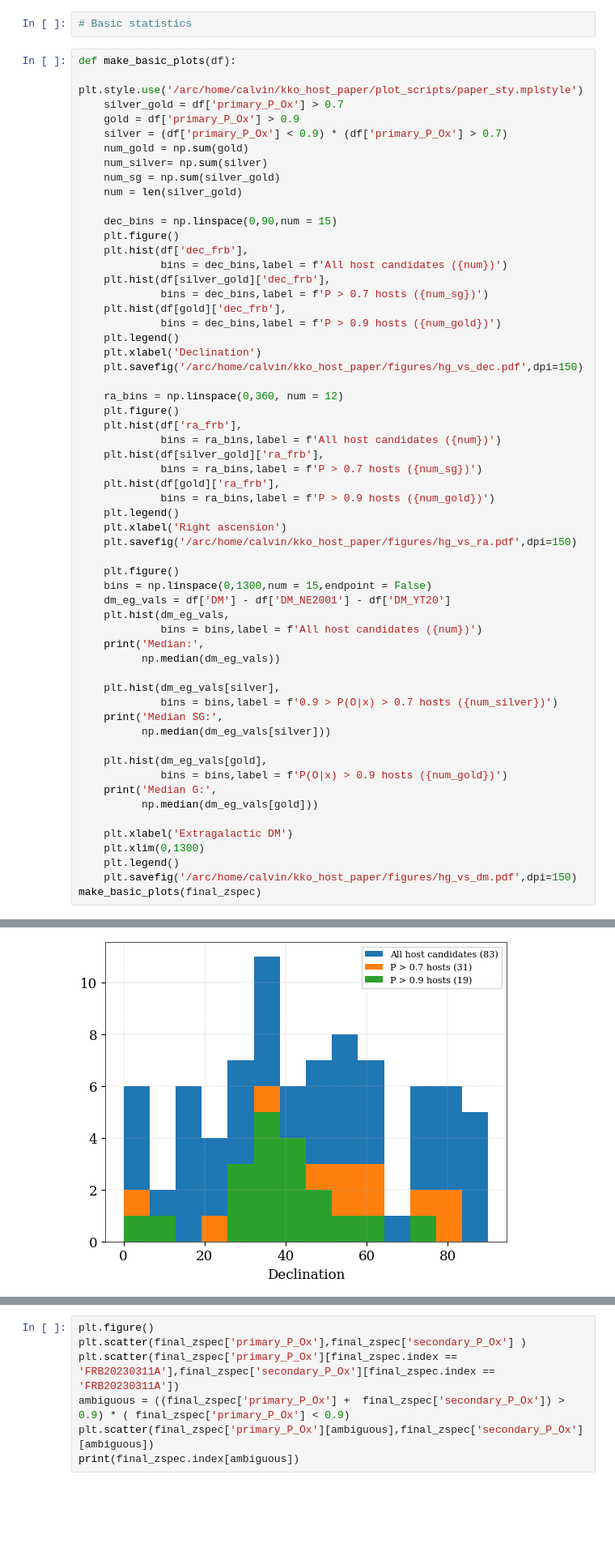
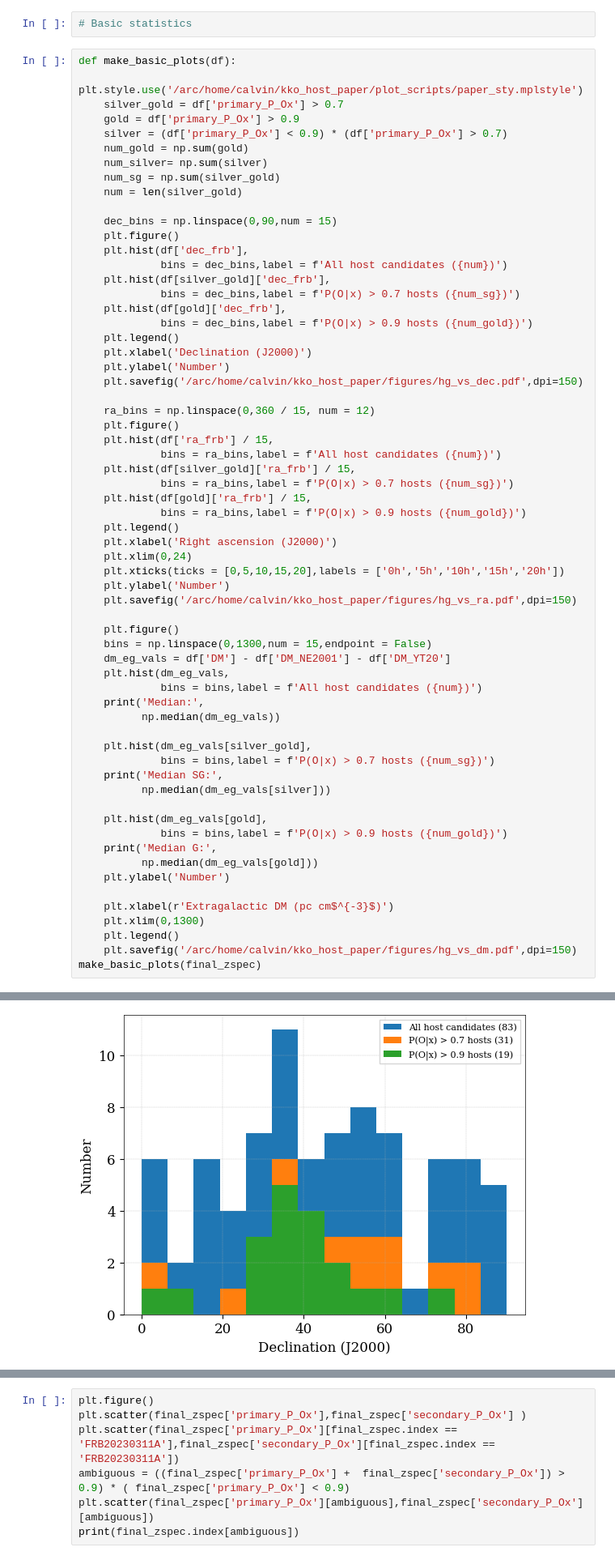
Before and after one commit to leungcalvin/kko_host_paper, a Jupyter notebook: plot_scripts/dm_host.ipynb, the cells around one changed output, grey strips where cells are left out. Shown at 81% size. Cells and saved outputs as stored; diff of their text form; blank space fills up the shorter version.

```diff
--- a/plot_scripts/dm_host.ipynb
+++ b/plot_scripts/dm_host.ipynb
@@ -897,50 +895,55 @@ def make_basic_plots(df):
     plt.hist(df['dec_frb'],
              bins = dec_bins,label = f'All host candidates ({num})')
     plt.hist(df[silver_gold]['dec_frb'],
-             bins = dec_bins,label = f'P > 0.7 hosts ({num_sg})')
+             bins = dec_bins,label = f'P(O|x) > 0.7 hosts ({num_sg})')
     plt.hist(df[gold]['dec_frb'],
-             bins = dec_bins,label = f'P > 0.9 hosts ({num_gold})')
+             bins = dec_bins,label = f'P(O|x) > 0.9 hosts ({num_gold})')
     plt.legend()
-    plt.xlabel('Declination')
+    plt.xlabel('Declination (J2000)')
+    plt.ylabel('Number')
     plt.savefig('/arc/home/calvin/kko_host_paper/figures/hg_vs_dec.pdf',dpi=150)
 
-    ra_bins = np.linspace(0,360, num = 12)
+    ra_bins = np.linspace(0,360 / 15, num = 12)
     plt.figure()
-    plt.hist(df['ra_frb'],
+    plt.hist(df['ra_frb'] / 15,
              bins = ra_bins,label = f'All host candidates ({num})')
-    plt.hist(df[silver_gold]['ra_frb'],
-             bins = ra_bins,label = f'P > 0.7 hosts ({num_sg})')
-    plt.hist(df[gold]['ra_frb'],
-             bins = ra_bins,label = f'P > 0.9 hosts ({num_gold})')
+    plt.hist(df[silver_gold]['ra_frb'] / 15,
+             bins = ra_bins,label = f'P(O|x) > 0.7 hosts ({num_sg})')
+    plt.hist(df[gold]['ra_frb'] / 15,
+             bins = ra_bins,label = f'P(O|x) > 0.9 hosts ({num_gold})')
     plt.legend()
-    plt.xlabel('Right ascension')
+    plt.xlabel('Right ascension (J2000)')
+    plt.xlim(0,24)
+    plt.xticks(ticks = [0,5,10,15,20],labels = ['0h','5h','10h','15h','20h'])
+    plt.ylabel('Number')
     plt.savefig('/arc/home/calvin/kko_host_paper/figures/hg_vs_ra.pdf',dpi=150)
 
     plt.figure()
     bins = np.linspace(0,1300,num = 15,endpoint = False)
     dm_eg_vals = df['DM'] - df['DM_NE2001'] - df['DM_YT20']
     plt.hist(dm_eg_vals,
              bins = bins,label = f'All host candidates ({num})')
     print('Median:',
           np.median(dm_eg_vals))
 
-    plt.hist(dm_eg_vals[silver],
-             bins = bins,label = f'0.9 > P(O|x) > 0.7 hosts ({num_silver})')
+    plt.hist(dm_eg_vals[silver_gold],
+             bins = bins,label = f'P(O|x) > 0.7 hosts ({num_sg})')
     print('Median SG:',
           np.median(dm_eg_vals[silver]))
 
     plt.hist(dm_eg_vals[gold],
              bins = bins,label = f'P(O|x) > 0.9 hosts ({num_gold})')
     print('Median G:',
           np.median(dm_eg_vals[gold]))
+    plt.ylabel('Number')
 
-    plt.xlabel('Extragalactic DM')
+    plt.xlabel(r'Extragalactic DM (pc cm$^{-3}$)')
     plt.xlim(0,1300)
     plt.legend()
     plt.savefig('/arc/home/calvin/kko_host_paper/figures/hg_vs_dm.pdf',dpi=150)
 make_basic_plots(final_zspec)
 # %% [output]
 Median: 326.5346513762787
 Median SG: 348.35407161961643
 Median G: 194.09644398949018
-[figure, old version]
+[figure, new version]
```
Also changed, not shown: parts of 4 cells of this notebook, 1 other file.
